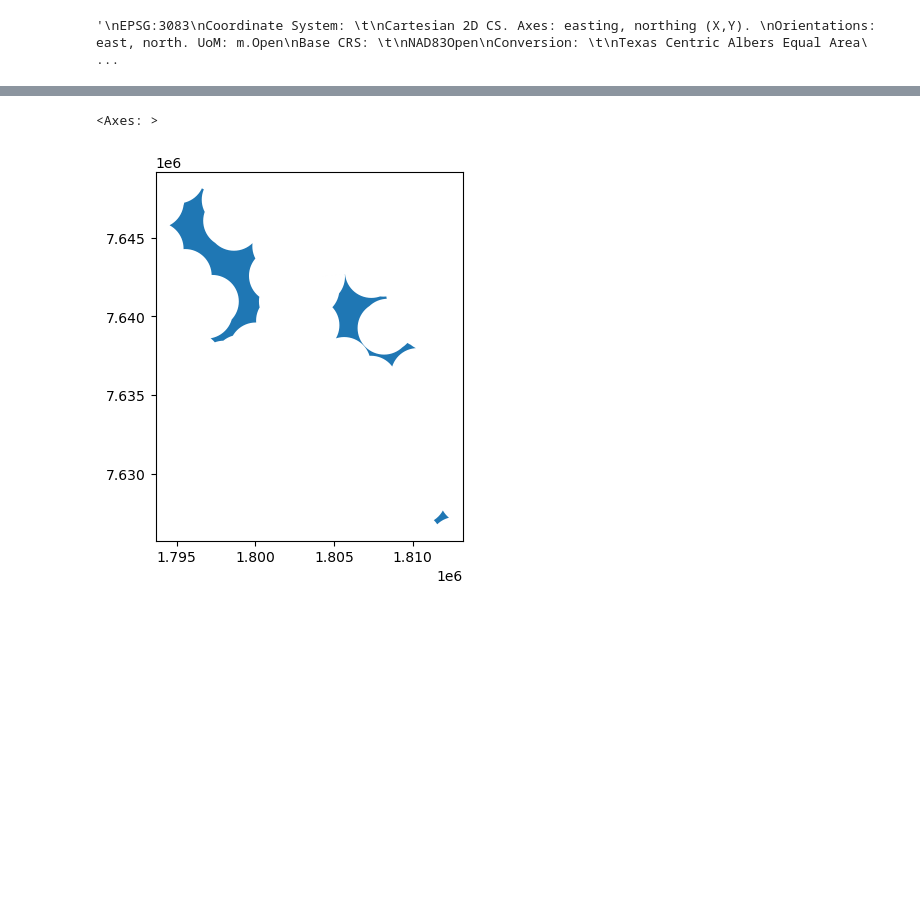
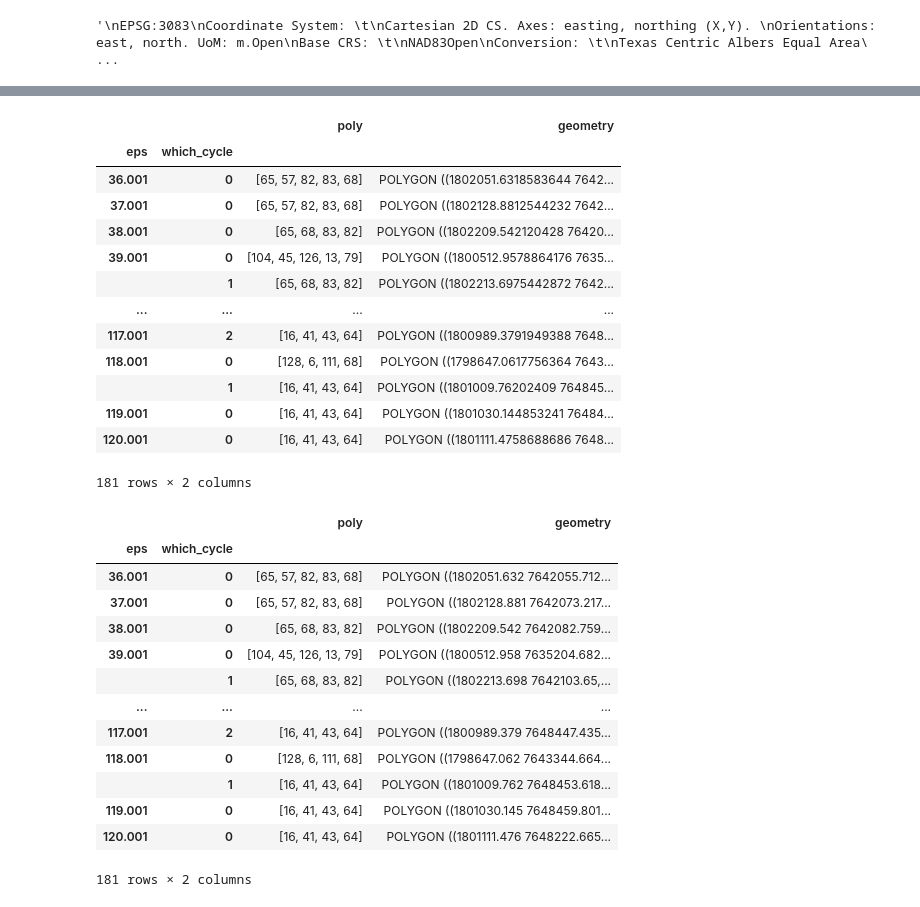
Before and after one commit to andreakbarreiro/MinGenResources-DFW, a Jupyter notebook: Minimal Scaffold/MinScaffold_Dallas_Simplified.ipynb, the cells around one changed output, grey strips where cells are left out. Drawn from its saved outputs; the diff is of its cells as text; code cells hidden in the pictures; blank space fills up the shorter version.

```diff
--- a/Minimal Scaffold/MinScaffold_Dallas_Simplified.ipynb
+++ b/Minimal Scaffold/MinScaffold_Dallas_Simplified.ipynb
@@ -129,7 +134,7 @@ city_df = gpd.read_file(zipfname)
 #Print selected minimal generators
 
 np.set_printoptions(threshold=np.inf)
-indices = 90+2*np.array(range(10))
+indices = 90+4*np.array(range(5))
 
 colors = [1,2,3]
 options = {
@@ -176,11 +176,13 @@ for j1 in range(len(indices)):
 # %%
-# Print selected minimal generators
-i = 0
-for (e,B) in F.Elements:
-    i += 1
-    if np.mod(i,10)==1:
-        fig , ax1= plt.subplots()
-        M = Scaffold.matrix_Basis( B , len(P) , np.array(F.get_edgeList()) )
-        nx.draw( nx.Graph(M) , pos = P , node_size=5, ax=ax1 )
-        plt.title(epsLev[i])
-        plt.show()
+
+if False:
+    # Print selected minimal generators
+    i = 0
+    for (e,B) in F.Elements:
+        i += 1
+        if np.mod(i,10)==1:
+            fig , ax1= plt.subplots()
+            M = Scaffold.matrix_Basis( B , len(P) , np.array(F.get_edgeList()) )
+            nx.draw( nx.Graph(M) , pos = P , node_size=5, ax=ax1 )
+            plt.title(epsLev[i])
+            plt.show()
@@ -378 +360,18 @@ for i in indices:
+# %%
+tempdf
+# %% [output]
+|  |  | poly | geometry |
+| eps | which_cycle |  |  |
+| 36.001 | 0 | [65, 57, 82, 83, 68] | POLYGON ((1802051.6318583644 7642... |
+| 37.001 | 0 | [65, 57, 82, 83, 68] | POLYGON ((1802128.8812544232 7642... |
+| 38.001 | 0 | [65, 68, 83, 82] | POLYGON ((1802209.542120428 76420... |
+| 39.001 | 0 | [104, 45, 126, 13, 79] | POLYGON ((1800512.9578864176 7635... |
+|  | 1 | [65, 68, 83, 82] | POLYGON ((1802213.6975442872 7642... |
+| ... | ... | ... | ... |
+| 117.001 | 2 | [16, 41, 43, 64] | POLYGON ((1800989.3791949388 7648... |
+| 118.001 | 0 | [128, 6, 111, 68] | POLYGON ((1798647.0617756364 7643... |
+|  | 1 | [16, 41, 43, 64] | POLYGON ((1801009.76202409 764845... |
+| 119.001 | 0 | [16, 41, 43, 64] | POLYGON ((1801030.144853241 76484... |
+| 120.001 | 0 | [16, 41, 43, 64] | POLYGON ((1801111.4758688686 7648... |
+181 rows × 2 columns
 # %%
@@ -380,8 +379,20 @@ min_cycle_hole_gdf = gpd.GeoDataFrame(min_cycle_hole_df,geometry=min_cycle_hole_
 # %%
-min_cycle_hole_gdf.plot()
+min_cycle_hole_gdf
 # %% [output]
+|  |  | poly | geometry |
+| eps | which_cycle |  |  |
+| 36.001 | 0 | [65, 57, 82, 83, 68] | POLYGON ((1802051.632 7642055.712... |
+| 37.001 | 0 | [65, 57, 82, 83, 68] | POLYGON ((1802128.881 7642073.217... |
+| 38.001 | 0 | [65, 68, 83, 82] | POLYGON ((1802209.542 7642082.759... |
+| 39.001 | 0 | [104, 45, 126, 13, 79] | POLYGON ((1800512.958 7635204.682... |
+|  | 1 | [65, 68, 83, 82] | POLYGON ((1802213.698 7642103.65,... |
+| ... | ... | ... | ... |
+| 117.001 | 2 | [16, 41, 43, 64] | POLYGON ((1800989.379 7648447.435... |
+| 118.001 | 0 | [128, 6, 111, 68] | POLYGON ((1798647.062 7643344.664... |
+|  | 1 | [16, 41, 43, 64] | POLYGON ((1801009.762 7648453.618... |
+| 119.001 | 0 | [16, 41, 43, 64] | POLYGON ((1801030.145 7648459.801... |
+| 120.001 | 0 | [16, 41, 43, 64] | POLYGON ((1801111.476 7648222.665... |
-<Axes: >
+181 rows × 2 columns
-[figure, removed]
 # %%
 # POPULATION INSIDE HOLE
 #
```
Also changed, not shown: parts of 17 cells of this notebook, 2 other files.
